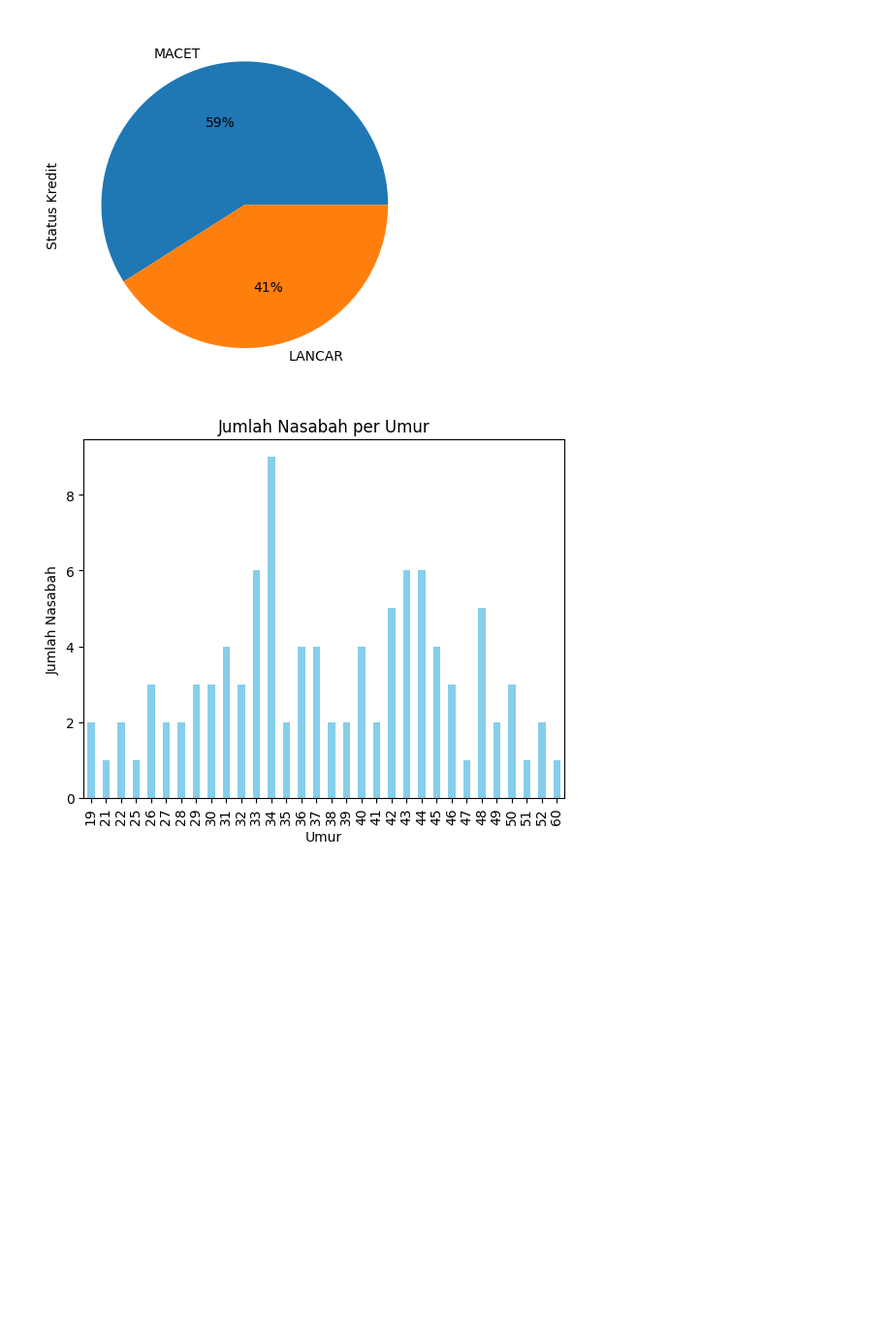
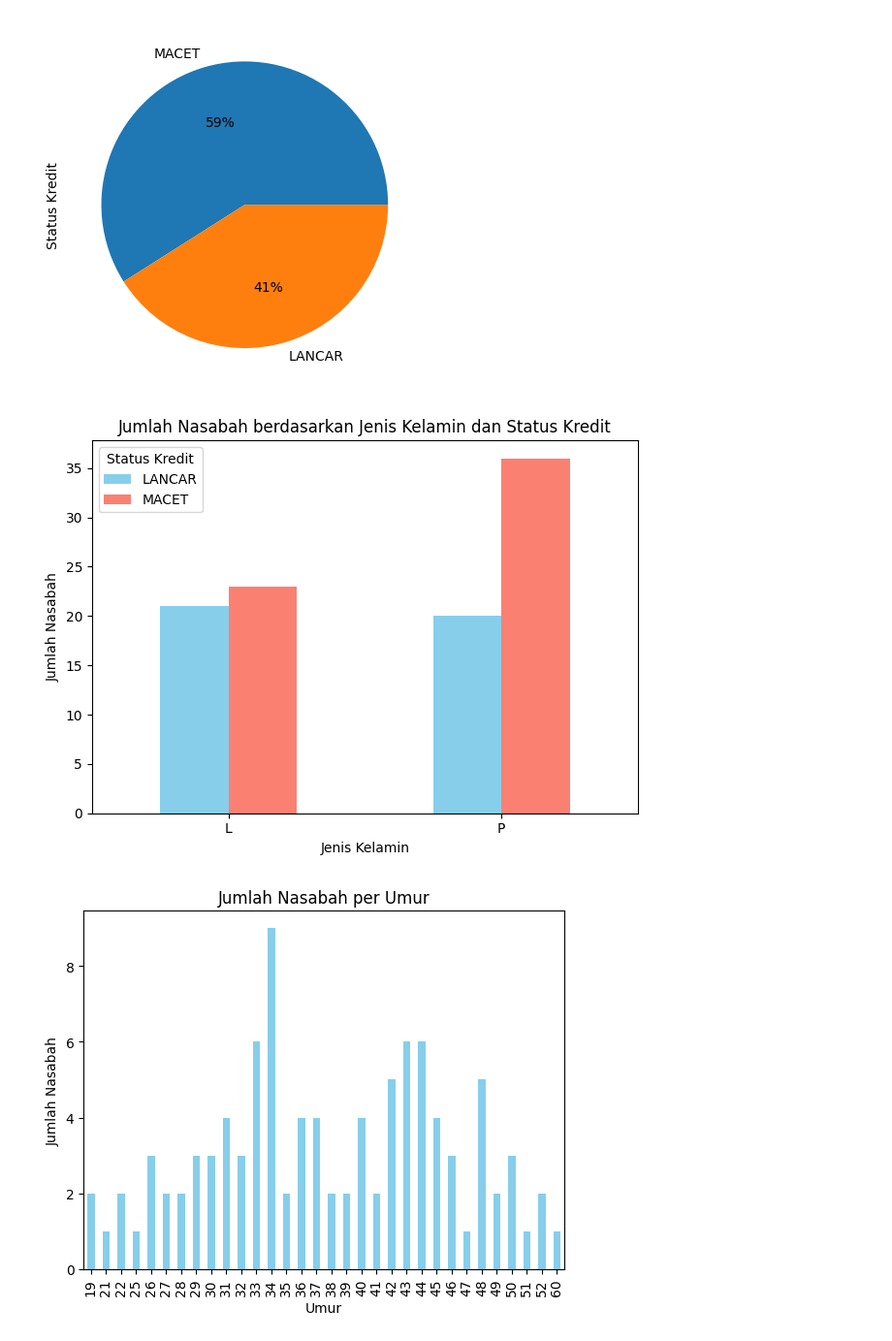
Before and after one commit to Rangga11268/TUGAS-data-science, a Jupyter notebook: project ADS fix.ipynb, the cells around one changed output. Shown at 97% size. Saved outputs shown, nothing was run; the diff lists cells and outputs as text; code cells hidden in the pictures; blank space fills up the shorter version.

```diff
--- a/project ADS fix.ipynb
+++ b/project ADS fix.ipynb
@@ -182,6 +191,19 @@ data['status kredit'].value_counts().plot.pie(
 # %% [output]
 <Axes: ylabel='Status Kredit'>
 [figure]
+# %%
+import matplotlib.pyplot as plt
+pivot = data.pivot_table(index='jenis_kelamin', columns='status kredit', aggfunc='size', fill_value=0)
+pivot.plot(kind='bar', color=['skyblue', 'salmon'])
+plt.xlabel('Jenis Kelamin')
+plt.ylabel('Jumlah Nasabah')
+plt.title('Jumlah Nasabah berdasarkan Jenis Kelamin dan Status Kredit')
+plt.xticks(rotation=0)
+plt.legend(title='Status Kredit')
+plt.tight_layout()
+plt.show()
+# %% [output]
+[figure, added]
 # %%
 data['umur'].value_counts().sort_index().plot.bar(color='skyblue')
 pit.xlabel('Umur')
```
Also changed, not shown: parts of 21 cells of this notebook.
